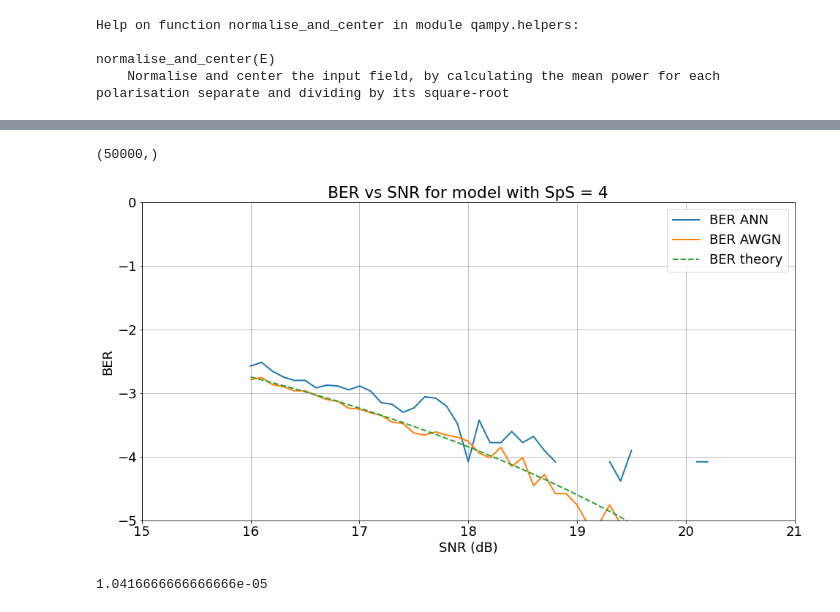
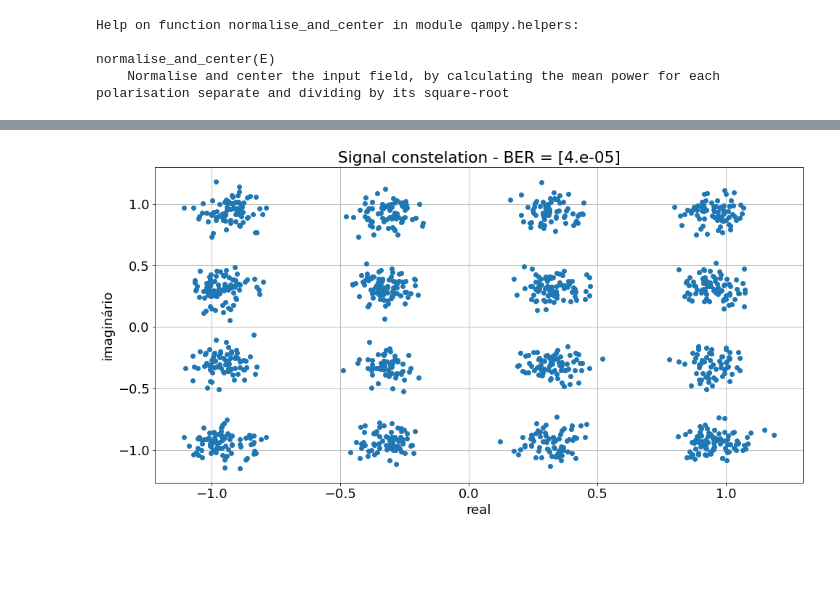
Before and after one commit to Matos-V/TCC_phase_detection_with_ML, a Jupyter notebook: ANN_tests.ipynb, the cells around one changed output, grey strips where cells are left out. Saved outputs shown, nothing was run; the diff lists cells and outputs as text; code cells hidden in the pictures; blank space fills up the shorter version.

```diff
--- a/ANN_tests.ipynb
+++ b/ANN_tests.ipynb
@@ -130,4 +164,0 @@ preds = data_test_to_obtain_BERxSNR_plot(model_2_sps,data,X)
-# %%
-preds.shape
-# %% [output]
-(50000,)
@@ -138,19 +165,4 @@ _, BERsKK = np.loadtxt(f'SNR_BER_KK_model_{SpS}_sps.txt')
-# %%
-plt.plot(SNRs,np.log10(BERs))
-plt.plot(SNRs,np.log10(BERsAWGN))
-plt.plot(SNRs,np.log10(ber_theory(helpers.dB2lin(SNRs), 16)),'--')
-plt.title(f'BER vs SNR for model with SpS = {SpS}')
-plt.xlabel('SNR (dB)')
-plt.ylabel('BER')
-plt.ylim([-5,0])
-plt.xlim([15,21])
-#plt.legend([f'BER = {BERsKK[min_ber]} for SNR = {SNRs[min_ber]}'])
-plt.legend(['BER ANN', 'BER AWGN','BER theory'])
-#plt.savefig(f'logBER_x_SNR_comparison_{SpS}_SpS.png')
-plt.grid(True)
-# %% [output]
-[figure, removed]
-# %%
-1/96000
-# %% [output]
-1.0416666666666666e-05
+# %%
+plot_constelation(reverted_signal_KK[:,5000:(size-5000)],SpS)
+# %% [output]
+[figure, added]
```
Also changed, not shown: parts of 23 cells of this notebook, 7 other files.
